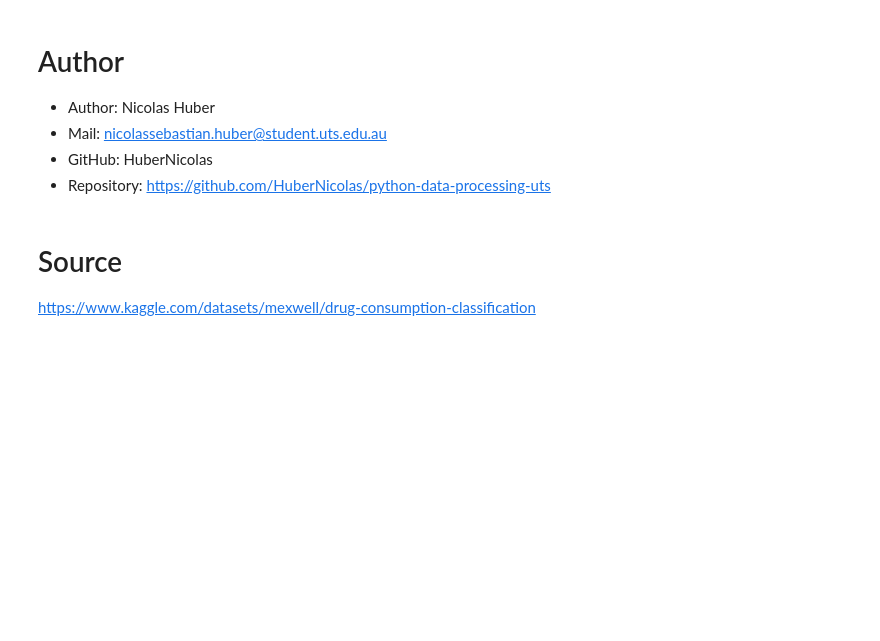
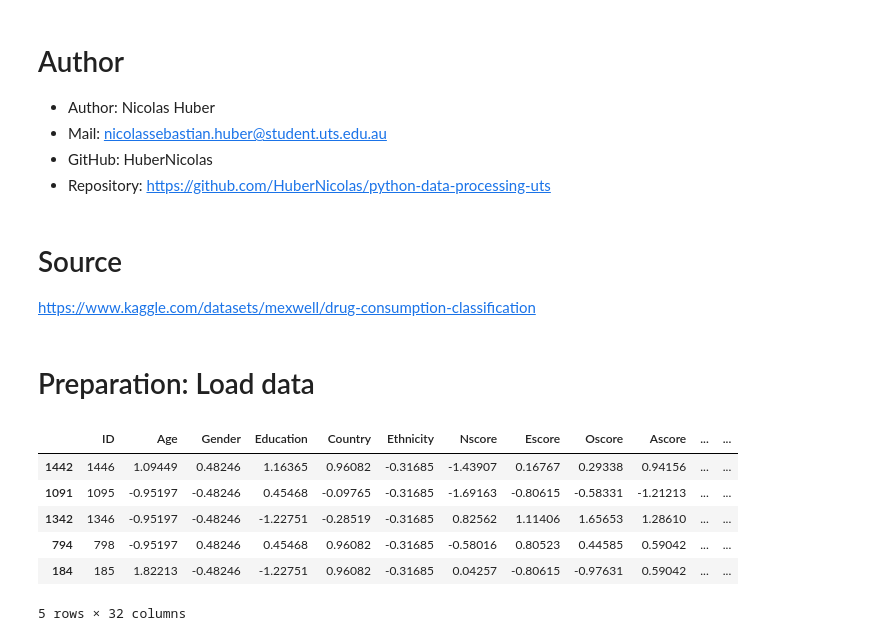
Before and after one commit to HuberNicolas/python-data-processing-uts, a Jupyter notebook: Assignment3/assignment3.ipynb, the cells around one changed output. Saved outputs shown, nothing was run; the diff lists cells and outputs as text; code cells hidden in the pictures; blank space fills up the shorter version.

```diff
--- a/Assignment3/assignment3.ipynb
+++ b/Assignment3/assignment3.ipynb
@@ -25,6 +27,8 @@ PATH = './data/drug_consumption.csv'
 # Dev variables
 DEV = True
 DEV_FRACTION = 0.01
+RANDOM_STATE = 31011997
+np.random.seed(RANDOM_STATE)
 # %%
 # Explicitly define the order of the target column values
 CATEGORIES_ORDER = ['cl0', 'cl1', 'cl2', 'cl3', 'cl4', 'cl5', 'cl6']
@@ -88,3 +92,31 @@ RENAME_COLUMNS = {
     'Impulsive': 'Impulsive_score',
     'SS': 'Sensation_seeing_score'
 }
+# %% [markdown]
+#  Preparation: Load data
+# %%
+# Load data
+try:
+    df = pd.read_csv(filepath_or_buffer=PATH, header=0)
+except FileNotFoundError:
+    print('The specified file path does not exist.')
+except Exception as e:
+    print(f'An unexpected error occurred: {e}')
+# %%
+# For efficiency, using during development only
+if DEV:
+    # in dev mode, we reduce the data set quantity by sampling 10% to ease development speed
+    df = df.sample(frac=DEV_FRACTION, random_state=RANDOM_STATE)
+else:
+    pass
+# %%
+# Display top rows
+df.head(n=5)
+# %% [output]
+|  | ID | Age | Gender | Education | Country | Ethnicity | Nscore | Escore | Oscore | Ascore | ... | ... |
+| 1442 | 1446 | 1.09449 | 0.48246 | 1.16365 | 0.96082 | -0.31685 | -1.43907 | 0.16767 | 0.29338 | 0.94156 | ... | ... |
+| 1091 | 1095 | -0.95197 | -0.48246 | 0.45468 | -0.09765 | -0.31685 | -1.69163 | -0.80615 | -0.58331 | -1.21213 | ... | ... |
+| 1342 | 1346 | -0.95197 | -0.48246 | -1.22751 | -0.28519 | -0.31685 | 0.82562 | 1.11406 | 1.65653 | 1.28610 | ... | ... |
+| 794 | 798 | -0.95197 | 0.48246 | 0.45468 | 0.96082 | -0.31685 | -0.58016 | 0.80523 | 0.44585 | 0.59042 | ... | ... |
+| 184 | 185 | 1.82213 | -0.48246 | -1.22751 | 0.96082 | -0.31685 | 0.04257 | -0.80615 | -0.97631 | 0.59042 | ... | ... |
+5 rows × 32 columns
```
Also changed, not shown: parts of 33 cells of this notebook.
